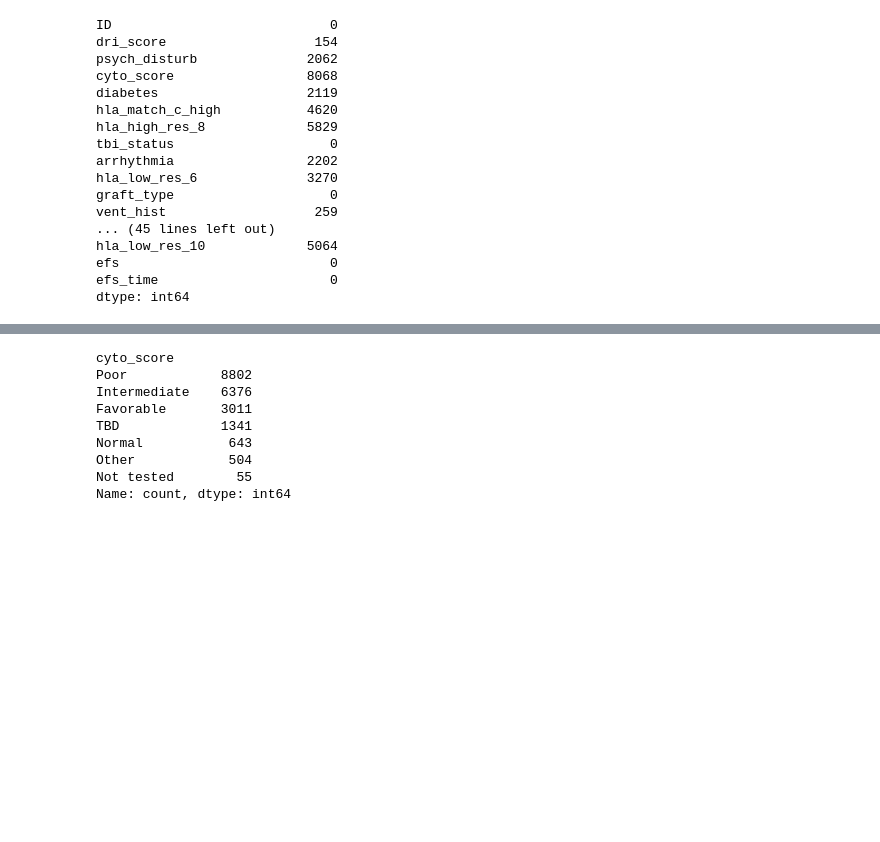
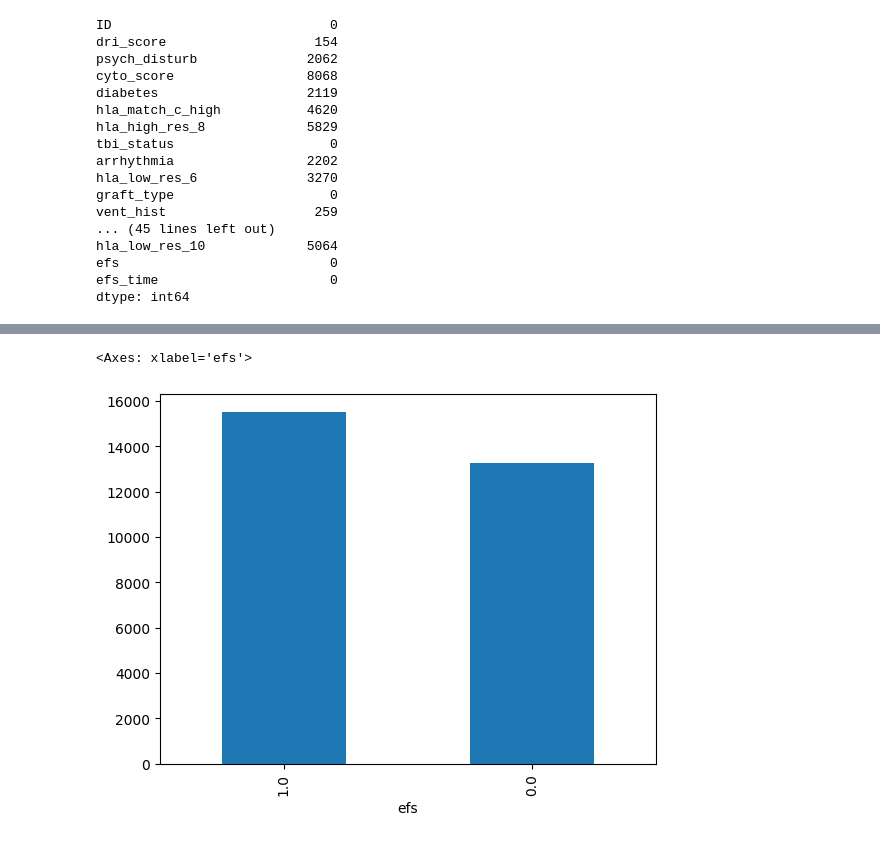
Before and after one commit to andreuolaortua/Machine-Learning, a Jupyter notebook: Project 20 - CIBMTR - Equity in post-HCT Survival Predictions/src/CIBMTR - Equity in post-HCT Survival Predictions.ipynb, the cells around one changed output, grey strips where cells are left out. Saved outputs shown, nothing was run; the diff lists cells and outputs as text; code cells hidden in the pictures; blank space fills up the shorter version.

```diff
--- a/Project 20 - CIBMTR - Equity in post-HCT Survival Predictions/src/CIBMTR - Equity in post-HCT Survival Predictions.ipynb
+++ b/Project 20 - CIBMTR - Equity in post-HCT Survival Predictions/src/CIBMTR - Equity in post-HCT Survival Predictions.ipynb
@@ -190,0 +252,21 @@ dtype: int64
+# %%
+df_trainset[['psych_disturb', 'diabetes', 'arrhythmia', 'renal_issue', 'pulm_severe', 'obesity',
+             'hepatic_severe', 'in_vivo_tcd', 'prior_tumor', 'peptic_ulcer', 'rheum_issue',
+             'hepatic_mild', 'cardiac', 'pulm_moderate', 'vent_hist', 'rituximab']] = df_trainset[['psych_disturb', 'diabetes', 'arrhythmia',
+                                                                           'renal_issue', 'pulm_severe', 'obesity',
+                                                                           'hepatic_severe', 'in_vivo_tcd', 'prior_tumor',
+                                                                           'peptic_ulcer', 'rheum_issue', 'hepatic_mild',
+                                                                           'cardiac', 'pulm_moderate', 'vent_hist', 'rituximab']].replace({"Not done": np.nan, "No": 0, "Yes": 1})
+
+df_trainset['graft_type'] = df_trainset['graft_type'].replace({"Peripheral blood": 0, "Bone marrow": 1})
+df_trainset['mrd_hct'] = df_trainset['mrd_hct'].replace({"Negative": 0, "Positive": 1})
+df_trainset['melphalan_dose'] = df_trainset['melphalan_dose'].replace({"N/A, Mel not given": np.nan, "MEL": 1})
+# %%
+########## Gestionar NA antes de aplicar LabelEncoder
+
+le = LabelEncoder()
+
+columns_to_encode = ['prim_disease_hct', 'tce_imm_match', 'prod_type', 'ethnicity', 'tce_match',
+                     'sex_match', 'race_group', 'tce_div_match', 'donor_related', 'gvhd_proph'] # No se si LabelEncoder es la mejor manera de codificar gvhd_proph
+
+df_trainset[columns_to_encode] = df_trainset[columns_to_encode].apply(le.fit_transform)
@@ -223,12 +298,5 @@ df_trainset[df_trainset.dri_score.isnull()==True]
-# %%
-df_trainset.cyto_score.value_counts()
-# %% [output]
-cyto_score
-Poor            8802
-Intermediate    6376
-Favorable       3011
-TBD             1341
-Normal           643
-Other            504
-Not tested        55
-Name: count, dtype: int64
+# %%
+df_trainset.efs.value_counts().plot(kind='bar')
+# %% [output]
+<Axes: xlabel='efs'>
+[figure, added]
```
Also changed, not shown: parts of 9 cells of this notebook, 1 other file.
